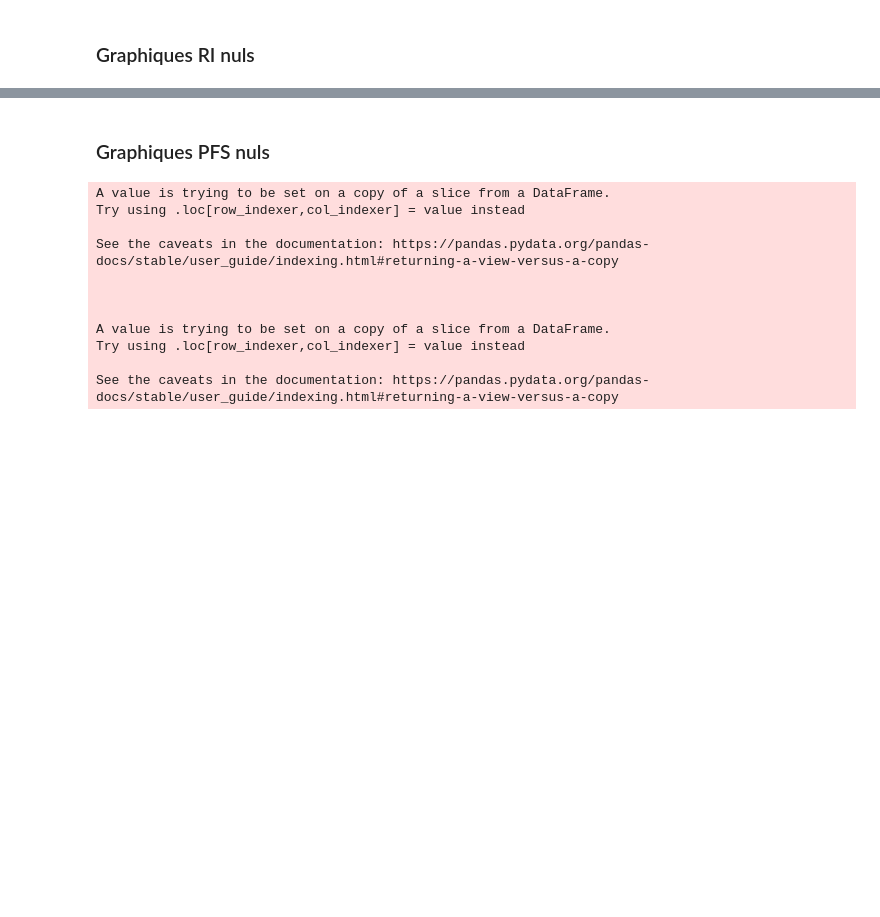
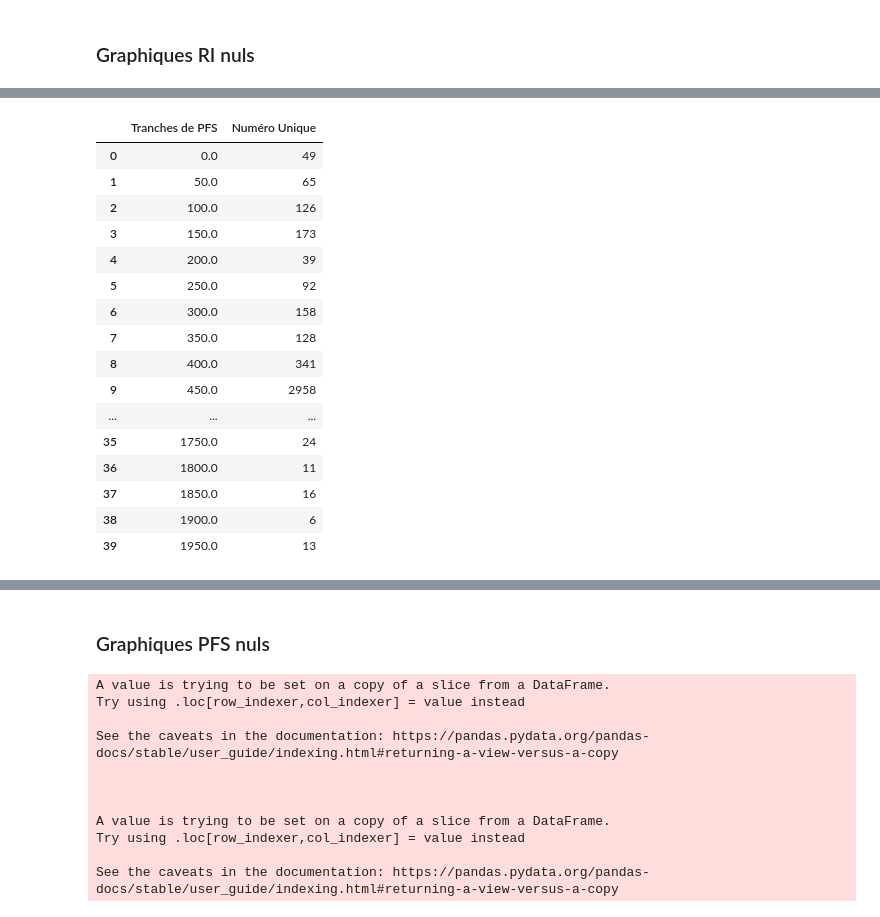
Before and after one commit to cmllbll/Social-Housing-in-France, a Jupyter notebook: Tableaux.ipynb, the cells around one changed output, grey strips where cells are left out. Cells and saved outputs as stored; diff of their text form; code cells hidden in the pictures; blank space fills up the shorter version.

```diff
--- a/Tableaux.ipynb
+++ b/Tableaux.ipynb
@@ -210,7 +630,25 @@ ri['Numéro Unique'].sum()
 # %%
 ri=ri.reset_index()
 # %%
-ri['Numéro Unique']=(ri['Numéro Unique']/14545)*100
+#ri['Numéro Unique']=(ri['Numéro Unique']/16637)*100
 ri
+# %% [output]
+|  | Tranches de PFS | Numéro Unique |
+| 0 | 0.0 | 49 |
+| 1 | 50.0 | 65 |
+| 2 | 100.0 | 126 |
+| 3 | 150.0 | 173 |
+| 4 | 200.0 | 39 |
+| 5 | 250.0 | 92 |
+| 6 | 300.0 | 158 |
+| 7 | 350.0 | 128 |
+| 8 | 400.0 | 341 |
+| 9 | 450.0 | 2958 |
+| ... | ... | ... |
+| 35 | 1750.0 | 24 |
+| 36 | 1800.0 | 11 |
+| 37 | 1850.0 | 16 |
+| 38 | 1900.0 | 6 |
+| 39 | 1950.0 | 13 |
 # %%
 ri['Numéro Unique'].sum()
```
Also changed, not shown: parts of 52 cells of this notebook, 2 other files.
